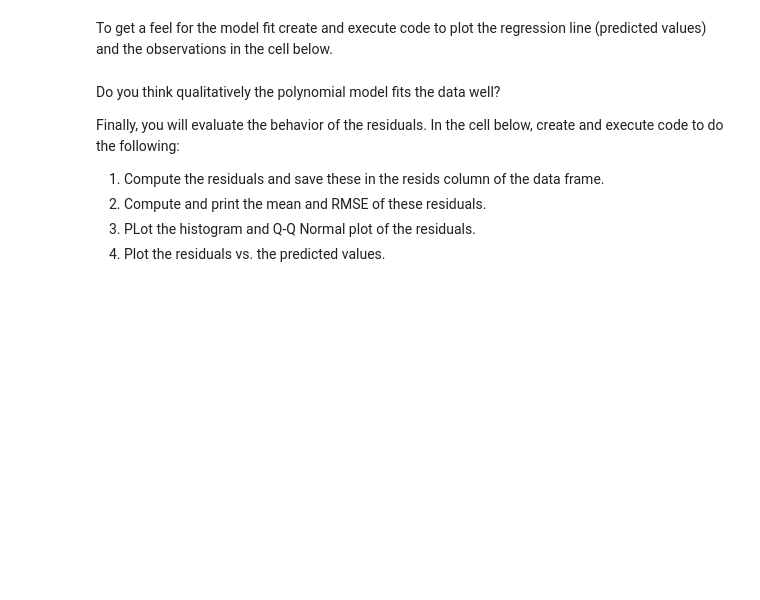
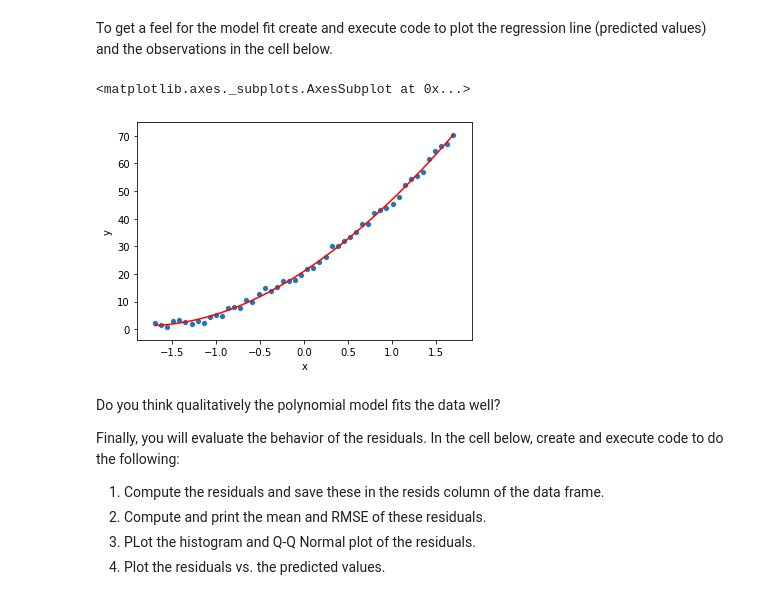
Before and after one commit to StephenElston/DataScience410, a Jupyter notebook: Lecture6/IntroToRegression.ipynb, the cells around one changed output. Cells and saved outputs as stored; diff of their text form; code cells hidden in the pictures; blank space fills up the shorter version.

```diff
--- a/Lecture6/IntroToRegression.ipynb
+++ b/Lecture6/IntroToRegression.ipynb
@@ -535,7 +670,7 @@ sim_data_poly.head(10)
 ols_model_poly = sm.ols(formula = 'y ~ x + x_square + x_cube', data=sim_data_poly).fit()
 
 # Add predicted to pandas dataframe
-
+sim_data_poly['predicted'] = ols_model_poly.predict(sim_data_poly[['x','x_square','x_cube']])
 
 ## Print the model coefficient
 # %% [markdown]
@@ -547,6 +706,12 @@ Examine the model summary and consider the answers to these questions:
 3. How have $R^2$ and adjusted $R^2$ changed and what does this mean in terms of the fit of the model?
 # %% [markdown]
 To get a feel for the model fit create and execute code to plot the regression line (predicted values) and the observations in the cell below.
+# %%
+ax = sns.lineplot(x='x', y='predicted', data=sim_data_poly, color='red')
+sns.scatterplot(x='x', y='y', data=sim_data_poly, ax=ax)
+# %% [output]
+<matplotlib.axes._subplots.AxesSubplot at 0x...>
+[figure, added]
 # %% [markdown]
 Do you think qualitatively the polynomial model fits the data well?
 
```
Also changed, not shown: parts of 26 cells of this notebook.
